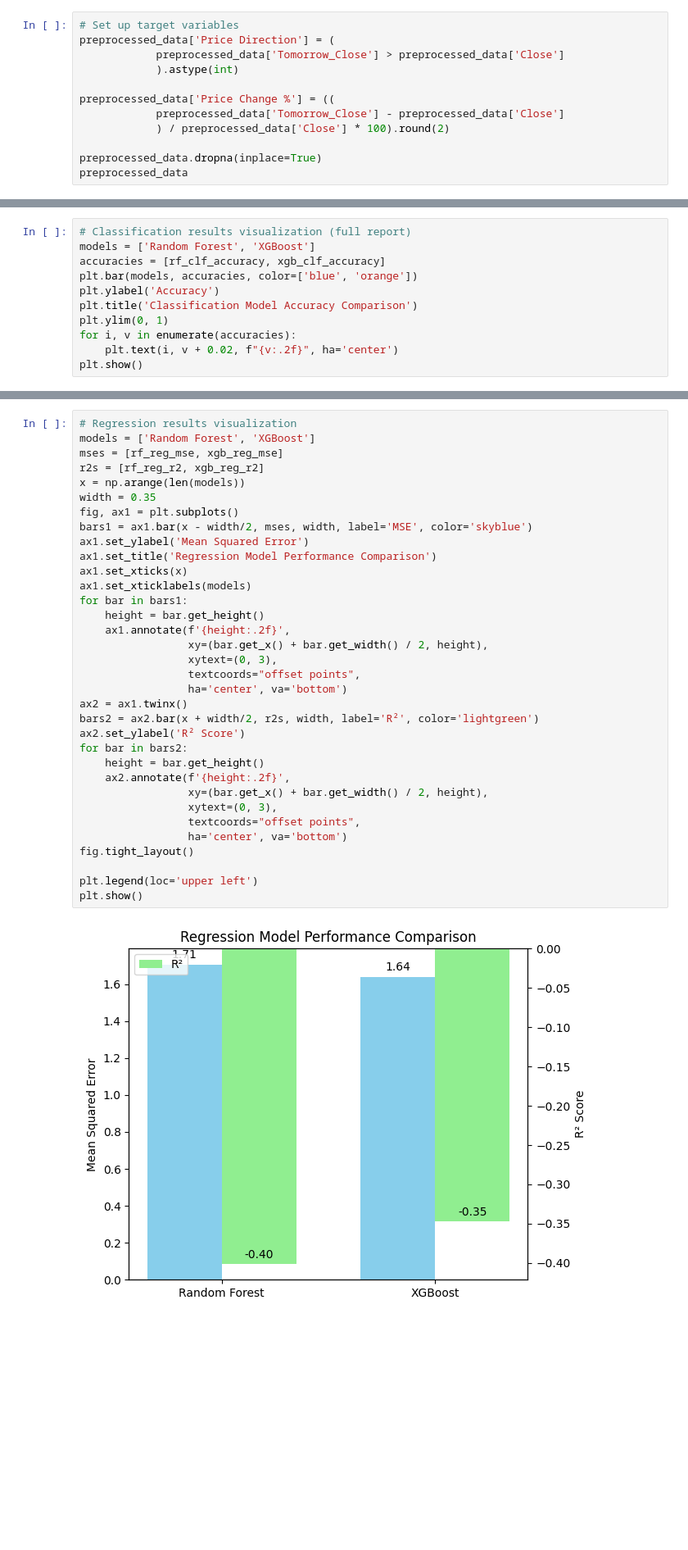
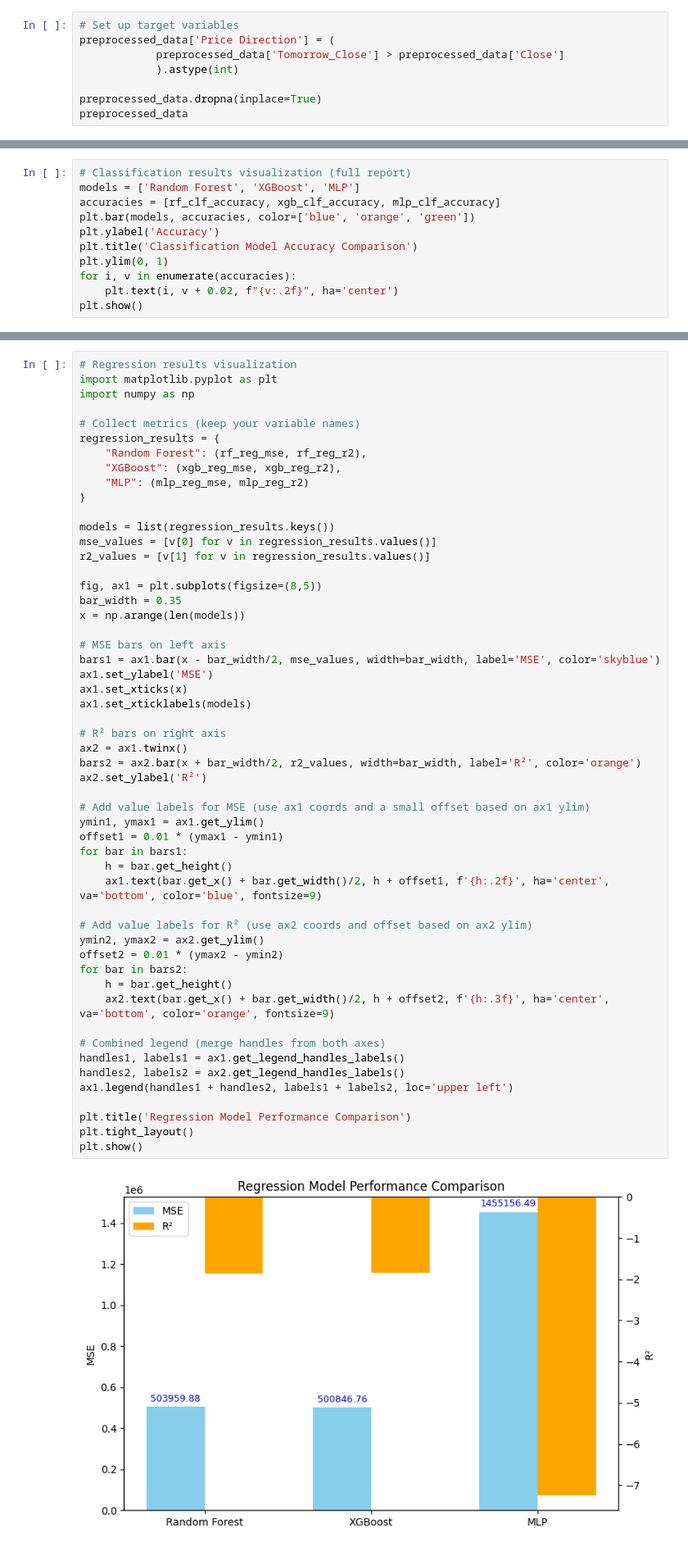
Before and after one commit to BuiBachKhanhDuy/Gold_Price_Predict_Model_with_Yfinance, a Jupyter notebook: Predict_Model.ipynb, the cells around one changed output, grey strips where cells are left out. Shown at 82% size. Cells and saved outputs as stored; diff of their text form; blank space fills up the shorter version.

```diff
--- a/Predict_Model.ipynb
+++ b/Predict_Model.ipynb
@@ -70,10 +96,6 @@ preprocessed_data['Price Direction'] = (
             preprocessed_data['Tomorrow_Close'] > preprocessed_data['Close']
             ).astype(int)
 
-preprocessed_data['Price Change %'] = ((
-            preprocessed_data['Tomorrow_Close'] - preprocessed_data['Close']
-            ) / preprocessed_data['Close'] * 100).round(2)
-
 preprocessed_data.dropna(inplace=True)
 preprocessed_data
 # %% [output]
@@ -217,9 +289,9 @@ XGBoost Regressor R2: -0.3467178375935249
 # Visualization
 # %%
 # Classification results visualization (full report)
-models = ['Random Forest', 'XGBoost']
-accuracies = [rf_clf_accuracy, xgb_clf_accuracy]
-plt.bar(models, accuracies, color=['blue', 'orange'])
+models = ['Random Forest', 'XGBoost', 'MLP']
+accuracies = [rf_clf_accuracy, xgb_clf_accuracy, mlp_clf_accuracy]
+plt.bar(models, accuracies, color=['blue', 'orange', 'green'])
 plt.ylabel('Accuracy')
 plt.title('Classification Model Accuracy Comparison')
 plt.ylim(0, 1)
@@ -253,37 +333,56 @@ plt.show()
 # %%
 # Regression results visualization
-models = ['Random Forest', 'XGBoost']
-mses = [rf_reg_mse, xgb_reg_mse]
-r2s = [rf_reg_r2, xgb_reg_r2]
+import matplotlib.pyplot as plt
+import numpy as np
+
+# Collect metrics (keep your variable names)
+regression_results = {
+    "Random Forest": (rf_reg_mse, rf_reg_r2),
+    "XGBoost": (xgb_reg_mse, xgb_reg_r2),
+    "MLP": (mlp_reg_mse, mlp_reg_r2)
+}
+
+models = list(regression_results.keys())
+mse_values = [v[0] for v in regression_results.values()]
+r2_values = [v[1] for v in regression_results.values()]
+
+fig, ax1 = plt.subplots(figsize=(8,5))
+bar_width = 0.35
 x = np.arange(len(models))
-width = 0.35
-fig, ax1 = plt.subplots()
-bars1 = ax1.bar(x - width/2, mses, width, label='MSE', color='skyblue')
-ax1.set_ylabel('Mean Squared Error')
-ax1.set_title('Regression Model Performance Comparison')
+
+# MSE bars on left axis
+bars1 = ax1.bar(x - bar_width/2, mse_values, width=bar_width, label='MSE', color='skyblue')
+ax1.set_ylabel('MSE')
 ax1.set_xticks(x)
 ax1.set_xticklabels(models)
+
+# R² bars on right axis
+ax2 = ax1.twinx()
+bars2 = ax2.bar(x + bar_width/2, r2_values, width=bar_width, label='R²', color='orange')
+ax2.set_ylabel('R²')
+
+# Add value labels for MSE (use ax1 coords and a small offset based on ax1 ylim)
+ymin1, ymax1 = ax1.get_ylim()
+offset1 = 0.01 * (ymax1 - ymin1)
 for bar in bars1:
-    height = bar.get_height()
-    ax1.annotate(f'{height:.2f}',
-                 xy=(bar.get_x() + bar.get_width() / 2, height),
-                 xytext=(0, 3),
-                 textcoords="offset points",
-                 ha='center', va='bottom')
-ax2 = ax1.twinx()
-bars2 = ax2.bar(x + width/2, r2s, width, label='R²', color='lightgreen')
-ax2.set_ylabel('R² Score')
+    h = bar.get_height()
+    ax1.text(bar.get_x() + bar.get_width()/2, h + offset1, f'{h:.2f}', ha='center', va='bottom', color='blue', fontsize=9)
+
+# Add value labels for R² (use ax2 coords and offset based on ax2 ylim)
+ymin2, ymax2 = ax2.get_ylim()
+offset2 = 0.01 * (ymax2 - ymin2)
 for bar in bars2:
-    height = bar.get_height()
-    ax2.annotate(f'{height:.2f}',
-                 xy=(bar.get_x() + bar.get_width() / 2, height),
-                 xytext=(0, 3),
-                 textcoords="offset points",
-                 ha='center', va='bottom')
-fig.tight_layout()
+    h = bar.get_height()
+    ax2.text(bar.get_x() + bar.get_width()/2, h + offset2, f'{h:.3f}', ha='center', va='bottom', color='orange', fontsize=9)
 
-plt.legend(loc='upper left')
+# Combined legend (merge handles from both axes)
+handles1, labels1 = ax1.get_legend_handles_labels()
+handles2, labels2 = ax2.get_legend_handles_labels()
+ax1.legend(handles1 + handles2, labels1 + labels2, loc='upper left')
+
+plt.title('Regression Model Performance Comparison')
+plt.tight_layout()
 plt.show()
 # %% [output]
-[figure, old version]
+[figure, new version]
 # %%
```
Also changed, not shown: parts of 15 cells of this notebook.
